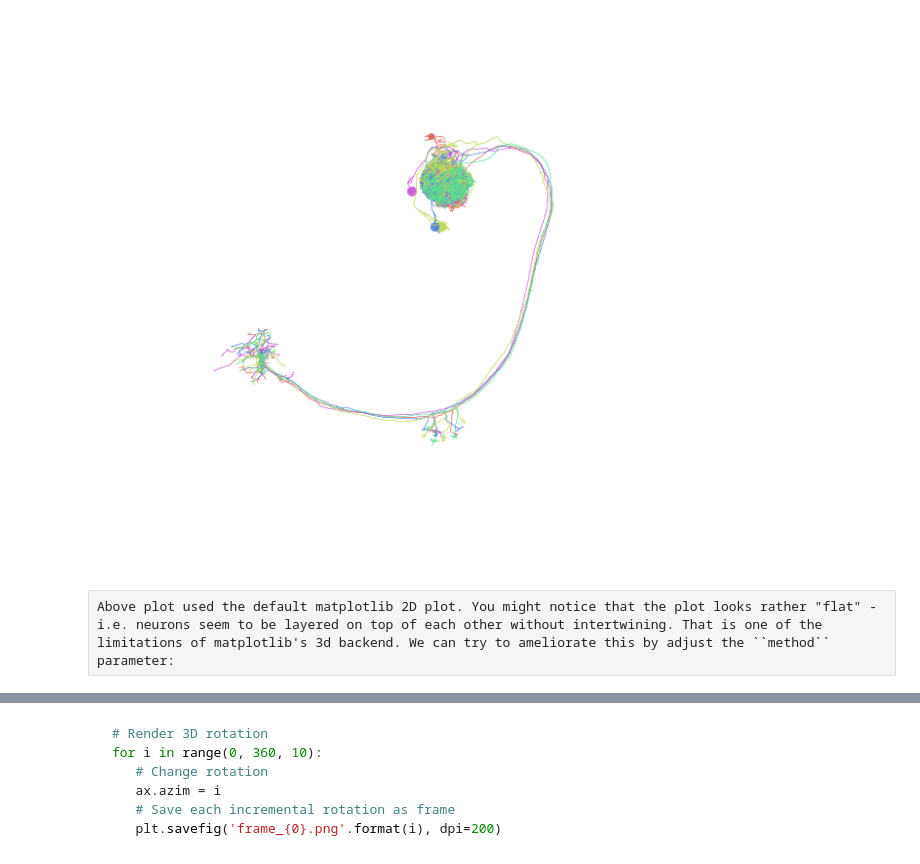
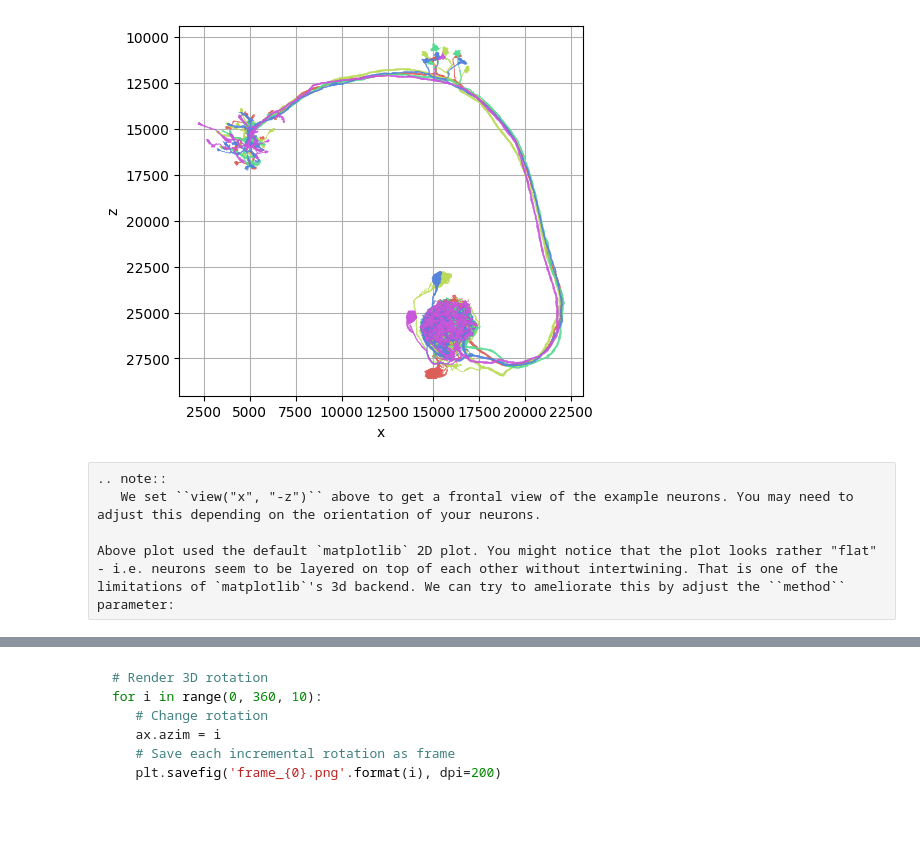
Before and after one commit to navis-org/navis, a Jupyter notebook: docs/source/tutorials/plotting.ipynb, the cells around one changed output, grey strips where cells are left out. Cells and saved outputs as stored; diff of their text form; code cells hidden in the pictures; blank space fills up the shorter version.

Commit message:
update plotting tutorial

```diff
--- a/docs/source/tutorials/plotting.ipynb
+++ b/docs/source/tutorials/plotting.ipynb
@@ -57,14 +76,17 @@ Let's start with a simple example using default settings:
 # %%
 import navis
 import matplotlib.pyplot as plt
 
 nl = navis.example_neurons(kind='skeleton')
 
 # Plot using default settings
-fig, ax = nl.plot2d()  # equivalent to `navis.plot2d(nl)`
+fig, ax = nl.plot2d(view=("x", "-z"), method='2d')  # equivalent to `navis.plot2d(nl)`
 plt.show()
 # %% [output]
-[figure, old version]
+[figure, new version]
 # %% [raw]
-Above plot used the default matplotlib 2D plot. You might notice that the plot looks rather "flat" - i.e. neurons seem to be layered on top of each other without intertwining. That is one of the limitations of matplotlib's 3d backend. We can try to ameliorate this by adjust the ``method`` parameter:
+.. note::
+   We set ``view("x", "-z")`` above to get a frontal view of the example neurons. You may need to adjust this depending on the orientation of your neurons.
+
+Above plot used the default `matplotlib` 2D plot. You might notice that the plot looks rather "flat" - i.e. neurons seem to be layered on top of each other without intertwining. That is one of the limitations of `matplotlib`'s 3d backend. We can try to ameliorate this by adjust the ``method`` parameter:
 # %%
```
Also changed, not shown: parts of 58 cells of this notebook.
